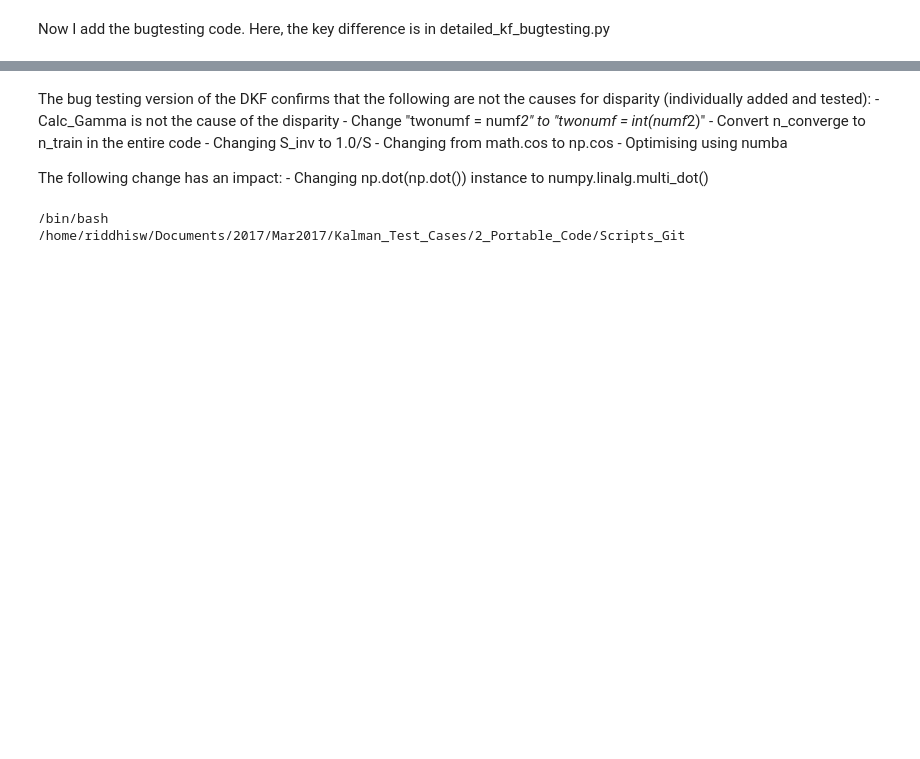
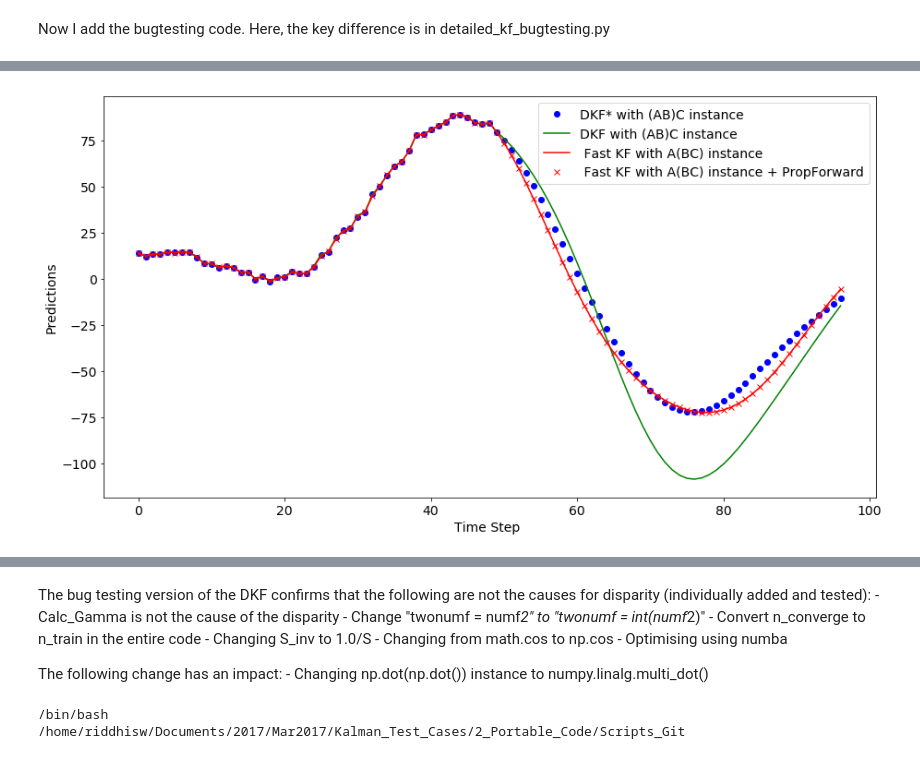
Before and after one commit to riddhisw/predictiveest, a Jupyter notebook: Bug Testing.ipynb, the cells around one changed output, grey strips where cells are left out. Drawn from its saved outputs; the diff is of its cells as text; code cells hidden in the pictures; blank space fills up the shorter version.

```diff
--- a/Bug Testing.ipynb
+++ b/Bug Testing.ipynb
@@ -124,3 +130,7 @@ pred_bugdkf, amps_bugdkf = bugdkf.detailed_kf("Bug_DKF_Resuls", signal,
                                               n_train_, n_testbefore_, n_predict_, Test_Object.Delta_T_Sampling,
                                               x0_,p0_, optimal_sigma_, optimal_R_, Test_Object.basisA,
                                               0.0, skip_msmts=1)
+
+pred_skf_pf = kffast.kf_2017(signal, n_train_, n_testbefore_, n_predict_, Test_Object.Delta_T_Sampling, x0_,
+                                    p0_, optimal_sigma_, optimal_R_, Test_Object.basisA,
+                                    phase_correction=0 ,prediction_method="PropForward", skip_msmts=1, descriptor='Check_KF_Results_PropFrwd')
@@ -153,3 +187,24 @@ print skf_data_object['h'][:,:]
+# %%
+plt.figure(figsize=(15,8))
+
+time_start = [0]
+time_end = [97]
+i=0
+item = 'x_hat'
+plt.xlabel('Time Step ')
+plt.ylabel('Predictions')
+plt.plot(range(time_start[i], time_end[i], 1), bug_dkf_object['predictions'][time_start[i]:time_end[i]],'bo' , label='DKF* with (AB)C instance')
+plt.plot(range(time_start[i], time_end[i], 1), dkf_data_object['predictions'][time_start[i]:time_end[i]], 'g-' , label='DKF with (AB)C instance')
+plt.plot(range(time_start[i], time_end[i], 1), pred_skf[time_start[i]:time_end[i]], 'r', label=' Fast KF with A(BC) instance')
+plt.plot(range(time_start[i], time_end[i], 1), pred_skf_pf[time_start[i]:time_end[i]], 'rx', label=' Fast KF with A(BC) instance + PropForward')
+#if i==2:
+#    plt.axvspan(n_train_, time_end[i], ymin=0, ymax=1, color='gold', alpha=0.2, label='n-step ahead prediction ')
+plt.legend(loc=1)
+
+plt.savefig('FIG_Kalman_Bug_DKF_with_Same_Associativity', format="svg")
+plt.show()
+# %% [output]
+[figure, added]
 # %%
 import matplotlib.pyplot as plt
 import matplotlib as mpl
```
Also changed, not shown: parts of 9 cells of this notebook, 1 other file.
